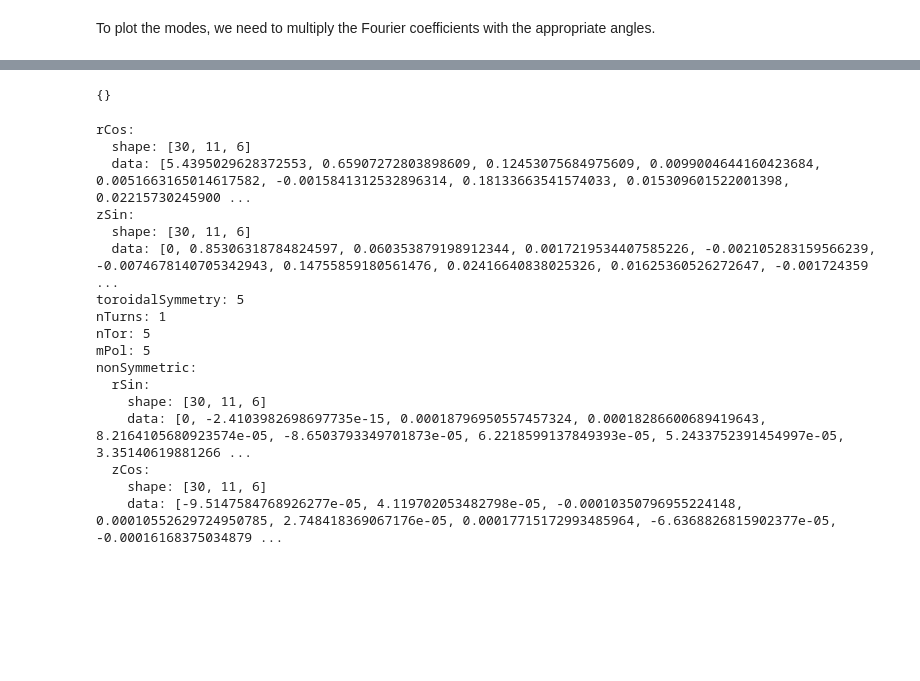
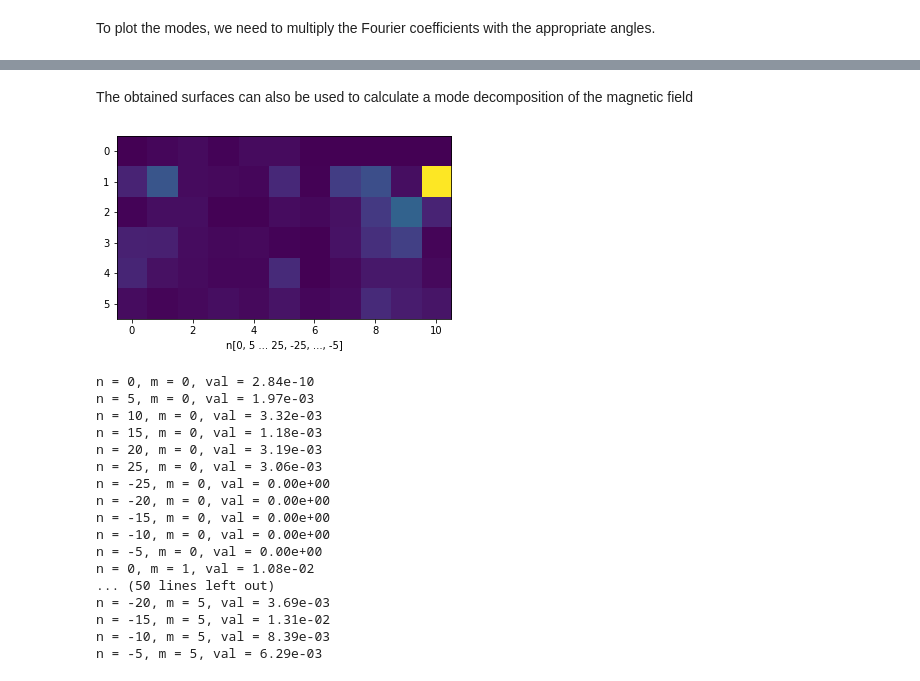
Before and after one commit to alexrobomind/fusionsc, a Jupyter notebook: src/docs/howto/CalculateIota.ipynb, the cells around one changed output, grey strips where cells are left out. Cells and saved outputs as stored; diff of their text form; code cells hidden in the pictures; blank space fills up the shorter version.

```diff
--- a/src/docs/howto/CalculateIota.ipynb
+++ b/src/docs/howto/CalculateIota.ipynb
@@ -20,8 +26,8 @@ Now we need to setup the geometry and magnetic field configuration. To speed up
 field = w7x.standard()
 
 grid = w7x.defaultGrid()
-grid.nR = 128
-grid.nZ = 128
+grid.nR = 32
+grid.nZ = 32
 grid.nPhi = 32
 
 field = field.compute(grid)
@@ -56,7 +62,8 @@ modes = fsc.flt.calculateFourierModes(
     200, # Turn count
     nMax = 5, mMax = 5, toroidalSymmetry = 5,
     unwrapEvery = 10, recordEvery = 10,
-    targetError = 1e-3, distanceLimit = 1e5
+    targetError = 1e-3, distanceLimit = 1e5,
+    stellaratorSymmetric = True
 )
 # %% [markdown]
 The modes are returned with a dict containing rotational transform and the Fourier expansion of the modes, as well as an encoding of the result as a FourierSurfaces object that can also be used in VMEC inputs.
@@ -75,0 +87,7 @@ array([1.09509433, 1.05247218, 1.02022751, 0.96002325, 0.93243235,
+# %%
+surfaces = modes["surfaces"]
+
+print(type(surfaces))
+print("First:\n", surfaces[0])
+print("Last:\n", surfaces[-1])
+print("Average:\n", (surfaces[0] + surfaces[-1]) / 2)
@@ -208,4 +148,0 @@ plt.show()
-# %%
-fsc.data.writeArchive(modes['surfaces'], 'surfaces')
-# %% [output]
-{}
@@ -214,20 +149,38 @@ modes = {'surfaces' : fsc.data.readArchive('surfaces')}
-# %%
-print(modes['surfaces'])
-# %% [output]
-rCos:
-  shape: [30, 11, 6]
-  data: [5.4395029628372553, 0.65907272803898609, 0.12453075684975609, 0.0099004644160423684, 0.0051663165014617582, -0.0015841312532896314, 0.18133663541574033, 0.015309601522001398, 0.02215730245900 ...
-zSin:
-  shape: [30, 11, 6]
-  data: [0, 0.85306318784824597, 0.060353879198912344, 0.0017219534407585226, -0.002105283159566239, -0.0074678140705342943, 0.14755859180561476, 0.02416640838025326, 0.01625360526272647, -0.001724359 ...
-toroidalSymmetry: 5
-nTurns: 1
-nTor: 5
-mPol: 5
-nonSymmetric:
-  rSin:
-    shape: [30, 11, 6]
-    data: [0, -2.4103982698697735e-15, 0.00018796950557457324, 0.00018286600689419643, 8.2164105680923574e-05, -8.6503793349701873e-05, 6.2218599137849393e-05, 5.2433752391454997e-05, 3.35140619881266 ...
-  zCos:
-    shape: [30, 11, 6]
-    data: [-9.5147584768926277e-05, 4.119702053482798e-05, -0.00010350796955224148, 0.00010552629724950785, 2.748418369067176e-05, 0.00017715172993485964, -6.6368826815902377e-05, -0.00016168375034879 ...
+# %% [markdown]
+The obtained surfaces can also be used to calculate a mode decomposition of the magnetic field
+# %%
+modes = field.calculateRadialModes(surfaces[2], field, nSym = 5, mMax = 5, nTheta = 30, nPhi = 30)
+cc = modes["cosCoeffs"]
+sc = modes["sinCoeffs"]
+
+m = modes["mPol"]
+n = modes["nTor"]
+
+tot = np.sqrt(cc**2 + sc**2)
+
+plt.imshow(tot.T)
+plt.xlabel(f"n[0, {n[1,0]:.0f} ... {max(n[:,0]):.0f}, {min(n[:,0]):.0f}, ..., {n[-1,0]:.0f}]")
+plt.show()
+
+for i_m, mVal in enumerate(m[0]):
+    for i_n, nVal in enumerate(n[:,0]):
+        print(f"n = {nVal:.0f}, m = {mVal:.0f}, val = {tot[i_n][i_m]:.2e}")
+# %% [output]
+[figure, added]
+n = 0, m = 0, val = 2.84e-10
+n = 5, m = 0, val = 1.97e-03
+n = 10, m = 0, val = 3.32e-03
+n = 15, m = 0, val = 1.18e-03
+n = 20, m = 0, val = 3.19e-03
+n = 25, m = 0, val = 3.06e-03
+n = -25, m = 0, val = 0.00e+00
+n = -20, m = 0, val = 0.00e+00
+n = -15, m = 0, val = 0.00e+00
+n = -10, m = 0, val = 0.00e+00
+n = -5, m = 0, val = 0.00e+00
+n = 0, m = 1, val = 1.08e-02
+... (50 lines left out)
+n = -20, m = 5, val = 3.69e-03
+n = -15, m = 5, val = 1.31e-02
+n = -10, m = 5, val = 8.39e-03
+n = -5, m = 5, val = 6.29e-03
```
Also changed, not shown: parts of 14 cells of this notebook, 7 other files.
